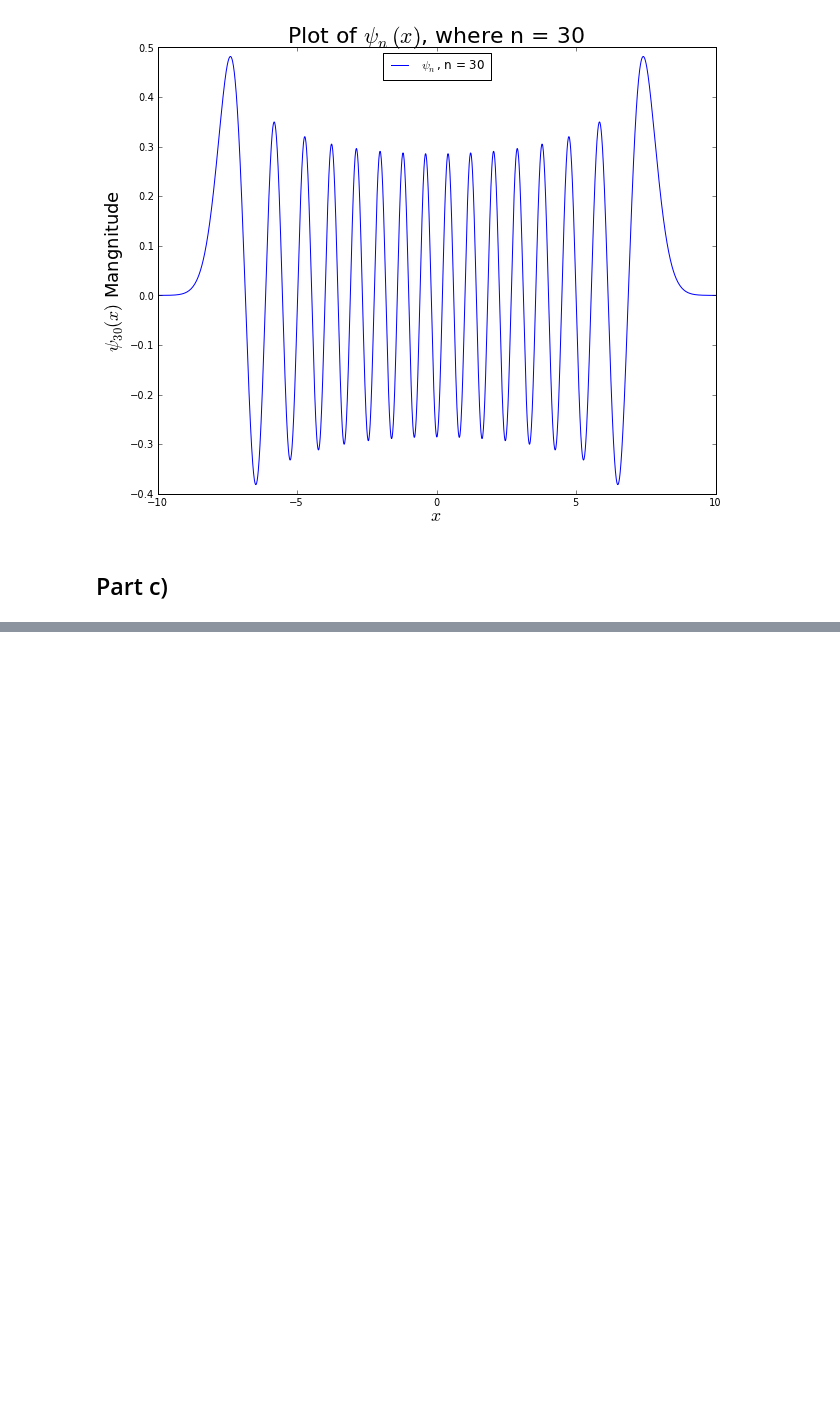
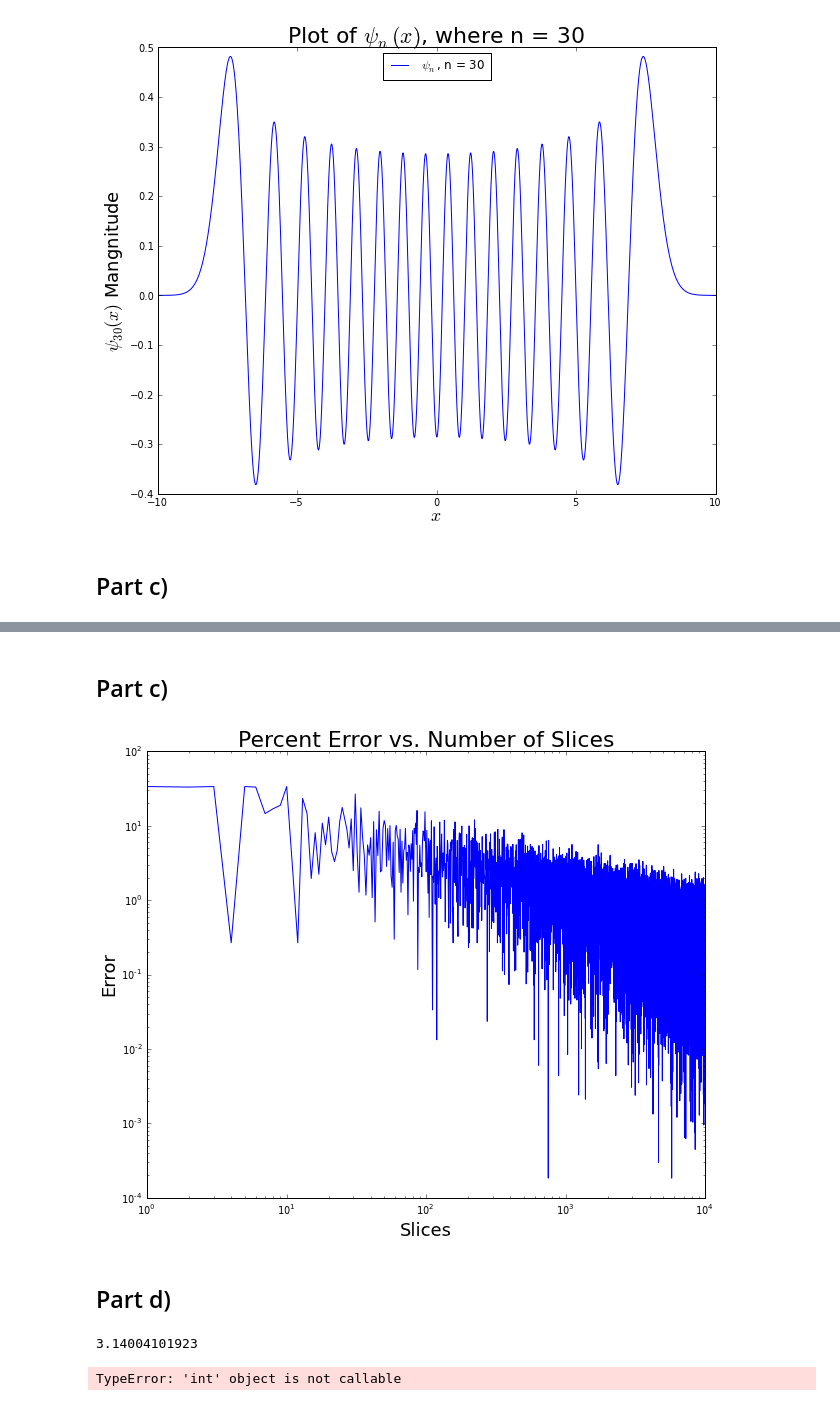
Before and after one commit to dcrose/PHYS202-S13, a Jupyter notebook: Week5/IntegrationEx4.ipynb, the cells around one changed output, grey strips where cells are left out. Saved outputs shown, nothing was run; the diff lists cells and outputs as text; code cells hidden in the pictures; blank space fills up the shorter version.

```diff
--- a/Week5/IntegrationEx4.ipynb
+++ b/Week5/IntegrationEx4.ipynb
@@ -194,0 +259,45 @@ print uncertainty(5, x)
+# %% [markdown]
+Part c)
+-
+# %%
+error_array = []
+Narray = []
+for k in range(1,10000,1): # any higher than 10,000 steps and my computer about has an aneurysm.
+    I = Montague(k)
+    Texact = pi
+    percentError = abs(100*(I-Texact)/Texact)
+    N = k
+    Narray.append(N)
+    error_array.append(percentError)
+loglog(Narray,error_array)
+title("Percent Error vs. Number of Slices",fontsize=22)
+xlabel("Slices",fontsize=18)
+ylabel("Error",fontsize=18)
+show()
+# %% [output]
+[figure, added]
+# %% [markdown]
+Part d)
+-
+# %%
+xmin = 0.
+xmax = 1.
+def MontagueSampleMean(N):
+    f = lambda x: 4*(1-x**2)**(1./2.)
+    a = xmin
+    b = xmax
+    x_random = xmin + (xmax-xmin)*random_sample(N)
+    total = sum(f(x_random))
+    I2 = (b-a)*(total/N)
+    return I2
+T = MontagueSampleMean(1000000)
+print T
+# %% [output]
+3.14004101923
+# %%
+fana = lambda x: 2*(x*(1-x**2)**(1./2.)+sin**(-1)(x))
+fExact = fana(xmax)-fana(xmin)
+Terr = 100*(fExact-T)/fExact
+print "Error =",Terr,"%"
+# %% [output]
+TypeError: 'int' object is not callable
```
Also changed, not shown: parts of 11 cells of this notebook.
